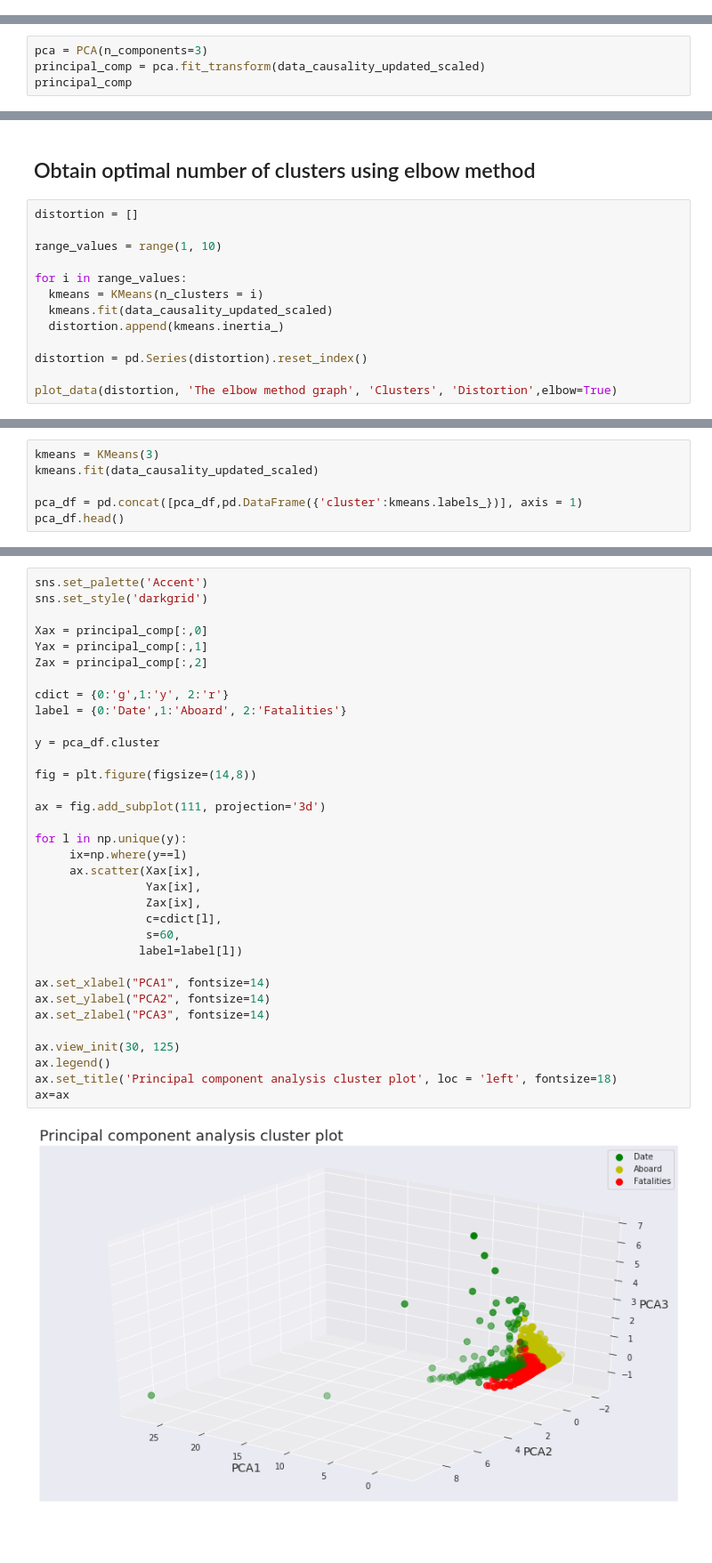
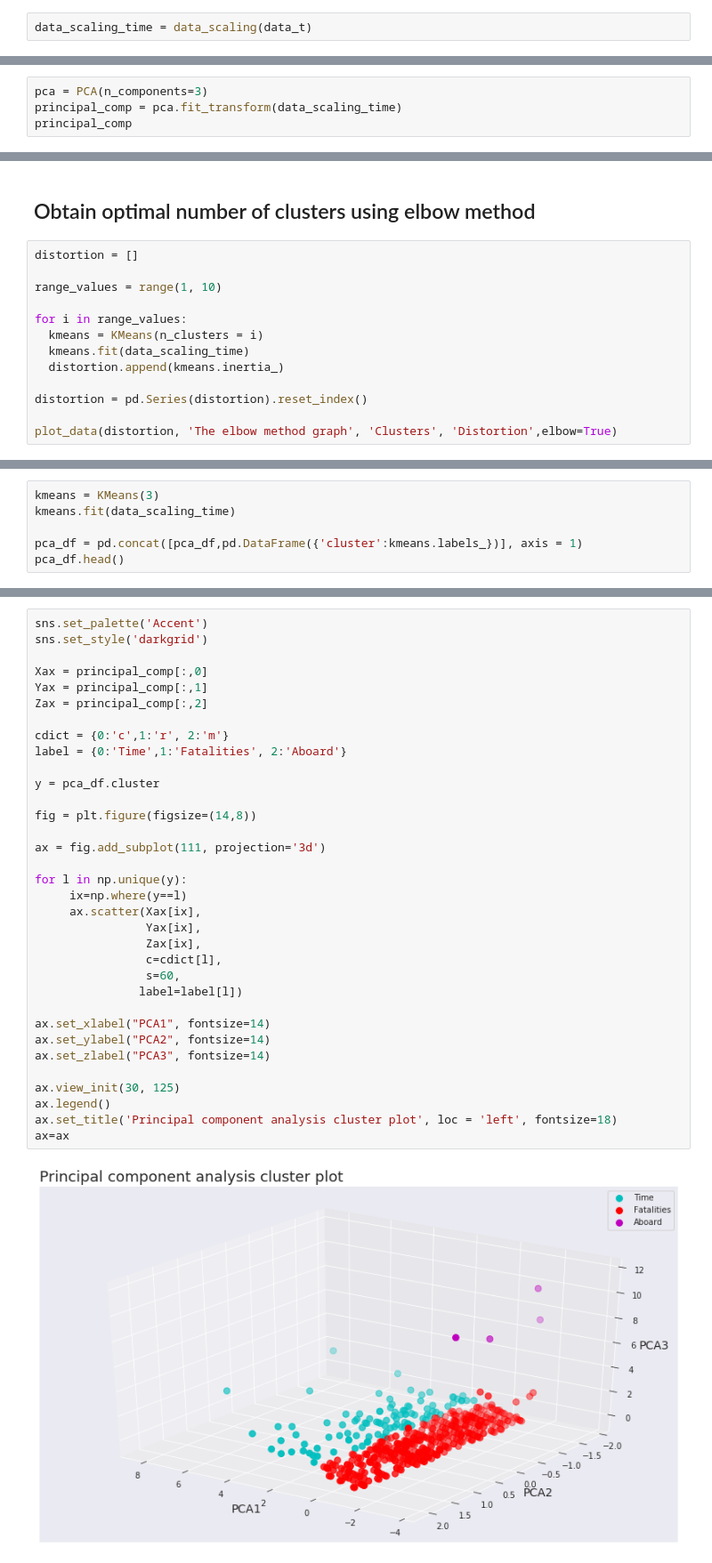
Before and after one commit to imsouza/airplane-crash, a Jupyter notebook: EDA - Airplane Crash.ipynb, the cells around one changed output, grey strips where cells are left out. Shown at 89% size. Cells and saved outputs as stored; diff of their text form; blank space fills up the shorter version.

```diff
--- a/EDA - Airplane Crash.ipynb
+++ b/EDA - Airplane Crash.ipynb
@@ -501,0 +403,2 @@ data_causality_updated_scaled = data_scaling(data_causality_updated)
+# %%
+data_scaling_time = data_scaling(data_t)
@@ -520,5 +423,5 @@ data_causality_updated
 # %%
 pca = PCA(n_components=3)
-principal_comp = pca.fit_transform(data_causality_updated_scaled)
+principal_comp = pca.fit_transform(data_scaling_time)
 principal_comp
 # %% [output]
@@ -548,7 +451,7 @@ range_values = range(1, 10)
 
 for i in range_values:
   kmeans = KMeans(n_clusters = i)
-  kmeans.fit(data_causality_updated_scaled)
+  kmeans.fit(data_scaling_time)
   distortion.append(kmeans.inertia_)
 
 distortion = pd.Series(distortion).reset_index()
@@ -559,6 +462,6 @@ plot_data(distortion, 'The elbow method graph', 'Clusters', 'Distortion',elbow=T
 # %%
 kmeans = KMeans(3)
-kmeans.fit(data_causality_updated_scaled)
+kmeans.fit(data_scaling_time)
 
 pca_df = pd.concat([pca_df,pd.DataFrame({'cluster':kmeans.labels_})], axis = 1)
 pca_df.head()
@@ -575,36 +478,36 @@ sns.set_style('darkgrid')
 
 Xax = principal_comp[:,0]
 Yax = principal_comp[:,1]
 Zax = principal_comp[:,2]
 
-cdict = {0:'g',1:'y', 2:'r'}
-label = {0:'Date',1:'Aboard', 2:'Fatalities'}
+cdict = {0:'c',1:'r', 2:'m'}
+label = {0:'Time',1:'Fatalities', 2:'Aboard'}
 
 y = pca_df.cluster
 
 fig = plt.figure(figsize=(14,8))
 
 ax = fig.add_subplot(111, projection='3d')
 
 for l in np.unique(y):
      ix=np.where(y==l)
      ax.scatter(Xax[ix],
                 Yax[ix],
                 Zax[ix],
                 c=cdict[l],
                 s=60,
                label=label[l])
 
 ax.set_xlabel("PCA1", fontsize=14)
 ax.set_ylabel("PCA2", fontsize=14)
 ax.set_zlabel("PCA3", fontsize=14)
 
 ax.view_init(30, 125)
 ax.legend()
 ax.set_title('Principal component analysis cluster plot', loc = 'left', fontsize=18)
 ax=ax
 # %% [output]
-[figure, old version]
+[figure, new version]
 # %%
 pca.explained_variance_ratio_
 # %% [output]
```
Also changed, not shown: parts of 61 cells of this notebook.
